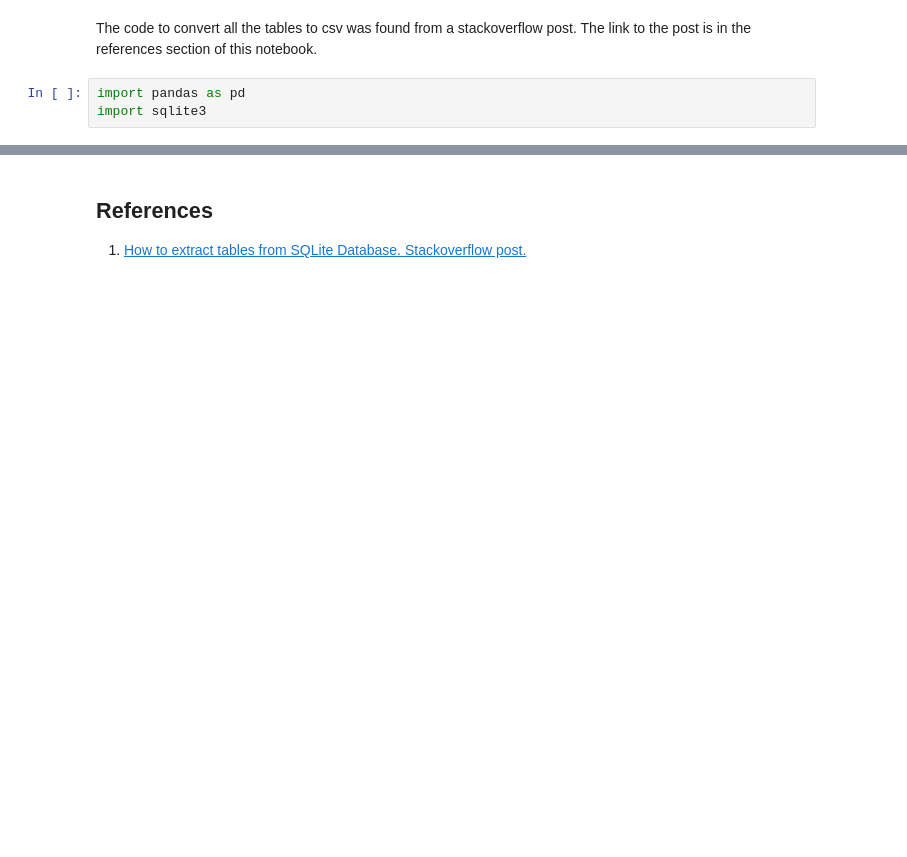
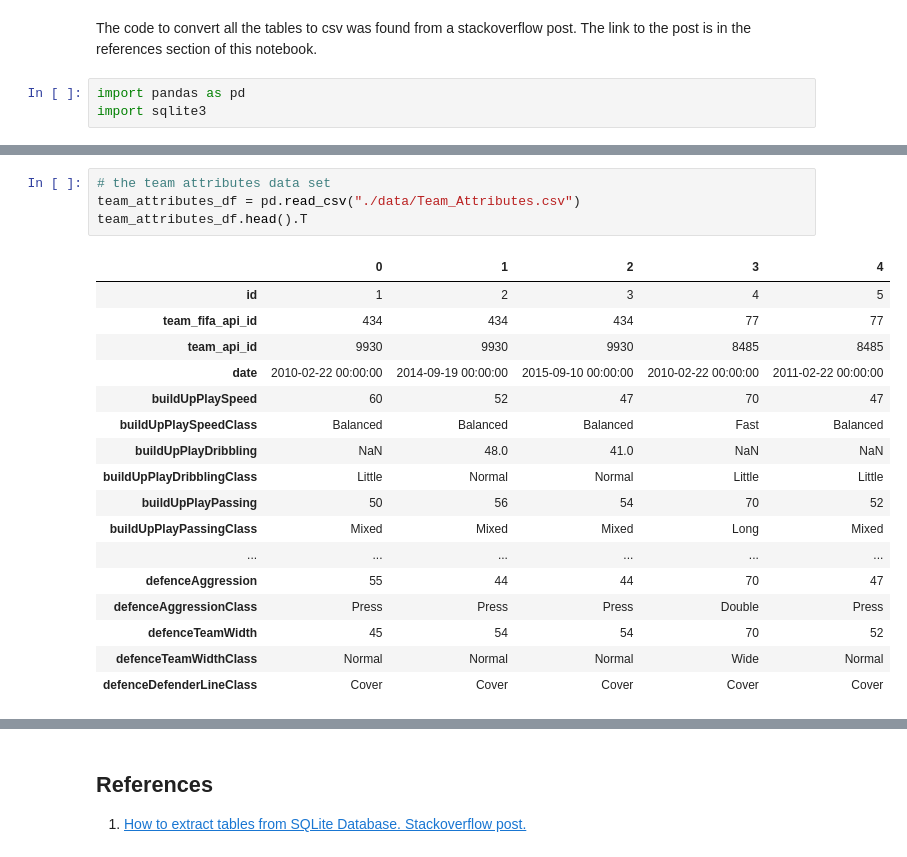
Before and after one commit to Emekadavid/european_soccer, a Jupyter notebook: notebook.ipynb, the cells around one changed output, grey strips where cells are left out. Drawn from its saved outputs; the diff is of its cells as text; blank space fills up the shorter version.

```diff
--- a/notebook.ipynb
+++ b/notebook.ipynb
@@ -27,0 +142,22 @@ import sqlite3
+# %%
+# the team attributes data set
+team_attributes_df = pd.read_csv("./data/Team_Attributes.csv")
+team_attributes_df.head().T
+# %% [output]
+|  | 0 | 1 | 2 | 3 | 4 |
+| id | 1 | 2 | 3 | 4 | 5 |
+| team_fifa_api_id | 434 | 434 | 434 | 77 | 77 |
+| team_api_id | 9930 | 9930 | 9930 | 8485 | 8485 |
+| date | 2010-02-22 00:00:00 | 2014-09-19 00:00:00 | 2015-09-10 00:00:00 | 2010-02-22 00:00:00 | 2011-02-22 00:00:00 |
+| buildUpPlaySpeed | 60 | 52 | 47 | 70 | 47 |
+| buildUpPlaySpeedClass | Balanced | Balanced | Balanced | Fast | Balanced |
+| buildUpPlayDribbling | NaN | 48.0 | 41.0 | NaN | NaN |
+| buildUpPlayDribblingClass | Little | Normal | Normal | Little | Little |
+| buildUpPlayPassing | 50 | 56 | 54 | 70 | 52 |
+| buildUpPlayPassingClass | Mixed | Mixed | Mixed | Long | Mixed |
+| ... | ... | ... | ... | ... | ... |
+| defenceAggression | 55 | 44 | 44 | 70 | 47 |
+| defenceAggressionClass | Press | Press | Press | Double | Press |
+| defenceTeamWidth | 45 | 54 | 54 | 70 | 52 |
+| defenceTeamWidthClass | Normal | Normal | Normal | Wide | Normal |
+| defenceDefenderLineClass | Cover | Cover | Cover | Cover | Cover |
```
Also changed, not shown: parts of 14 cells of this notebook, 9 other files.
